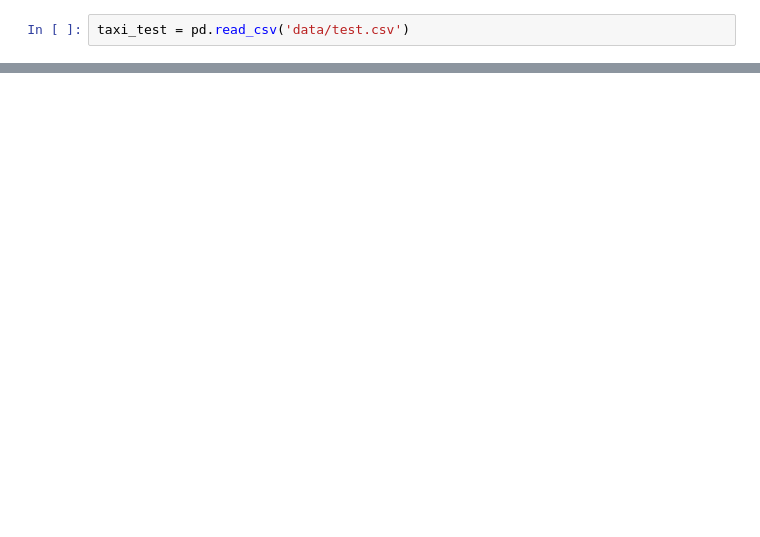
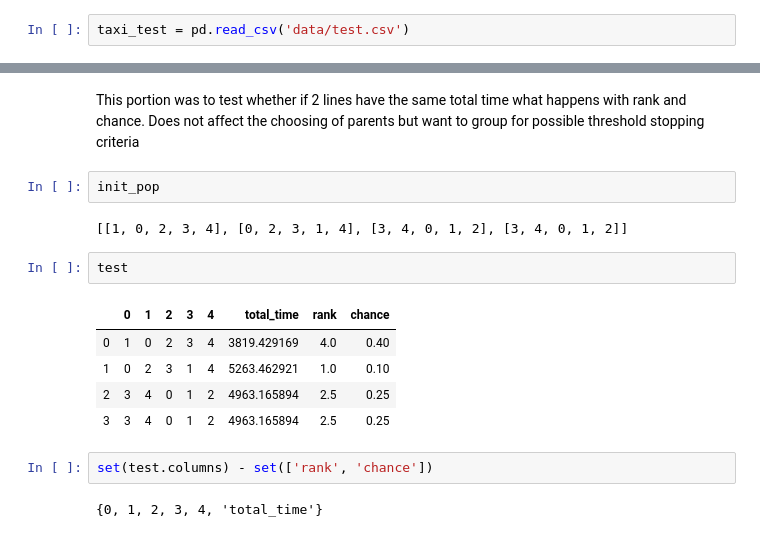
Before and after one commit to eldonlk/CP255-Route_Optimization, a Jupyter notebook: GA.ipynb, the cells around one changed output, grey strips where cells are left out. Saved outputs shown, nothing was run; the diff lists cells and outputs as text; blank space fills up the shorter version.

```diff
--- a/GA.ipynb
+++ b/GA.ipynb
@@ -42,0 +229,18 @@ taxi_test.head(10)[['pickup_longitude', 'pickup_latitude', 'dropoff_longitude',
+# %% [markdown]
+This portion was to test whether if 2 lines have the same total time what happens with rank and chance. Does not affect the choosing of parents but want to group for possible threshold stopping criteria
+# %%
+init_pop
+# %% [output]
+[[1, 0, 2, 3, 4], [0, 2, 3, 1, 4], [3, 4, 0, 1, 2], [3, 4, 0, 1, 2]]
+# %%
+test
+# %% [output]
+|  | 0 | 1 | 2 | 3 | 4 | total_time | rank | chance |
+| 0 | 1 | 0 | 2 | 3 | 4 | 3819.429169 | 4.0 | 0.40 |
+| 1 | 0 | 2 | 3 | 1 | 4 | 5263.462921 | 1.0 | 0.10 |
+| 2 | 3 | 4 | 0 | 1 | 2 | 4963.165894 | 2.5 | 0.25 |
+| 3 | 3 | 4 | 0 | 1 | 2 | 4963.165894 | 2.5 | 0.25 |
+# %%
+set(test.columns) - set(['rank', 'chance'])
+# %% [output]
+{0, 1, 2, 3, 4, 'total_time'}
```
Also changed, not shown: parts of 42 cells of this notebook.
